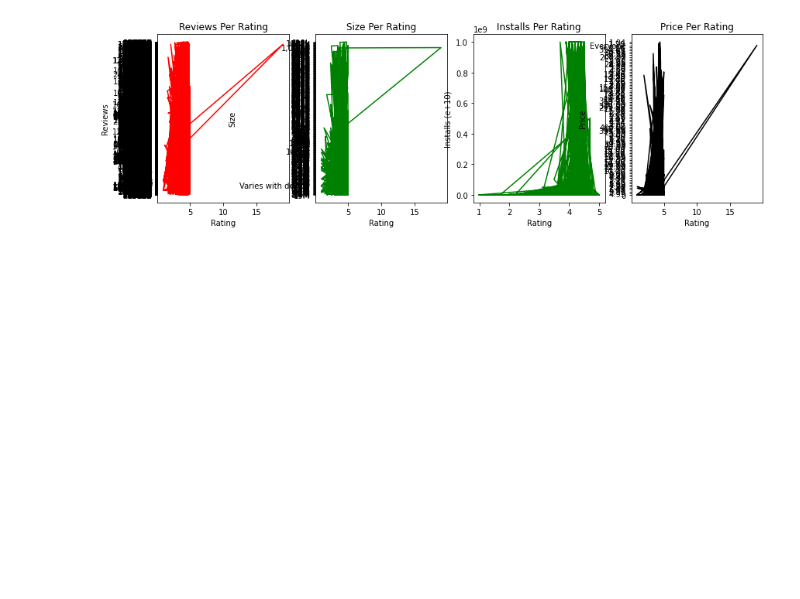
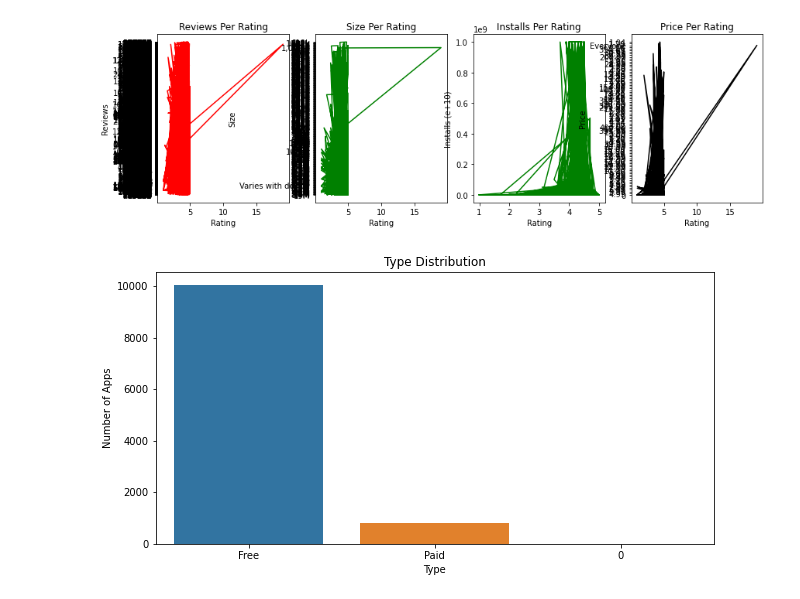
Before and after one commit to pritesh2292/play-store-app-review-analysis, a Jupyter notebook: Pritesh's_Copy_of_Play_Store_App_Review_Analysis_Capstone_Project.ipynb, the cells around one changed output. Drawn from its saved outputs; the diff is of its cells as text; code cells hidden in the pictures; blank space fills up the shorter version.

```diff
--- a/Pritesh's_Copy_of_Play_Store_App_Review_Analysis_Capstone_Project.ipynb
+++ b/Pritesh's_Copy_of_Play_Store_App_Review_Analysis_Capstone_Project.ipynb
@@ -370,3 +370,12 @@ axes[3].set_title('Price Per Rating')
 plt.show()
 # %% [output]
 [figure]
+# %%
+# application type distribution(type vs number of apps)
+plt.figure(figsize=(10, 5))
+sns.countplot(ud_df['Type'])
+plt.title('Type Distribution')
+plt.ylabel('Number of Apps')
+plt.show()
+# %% [output]
+[figure, added]
```
